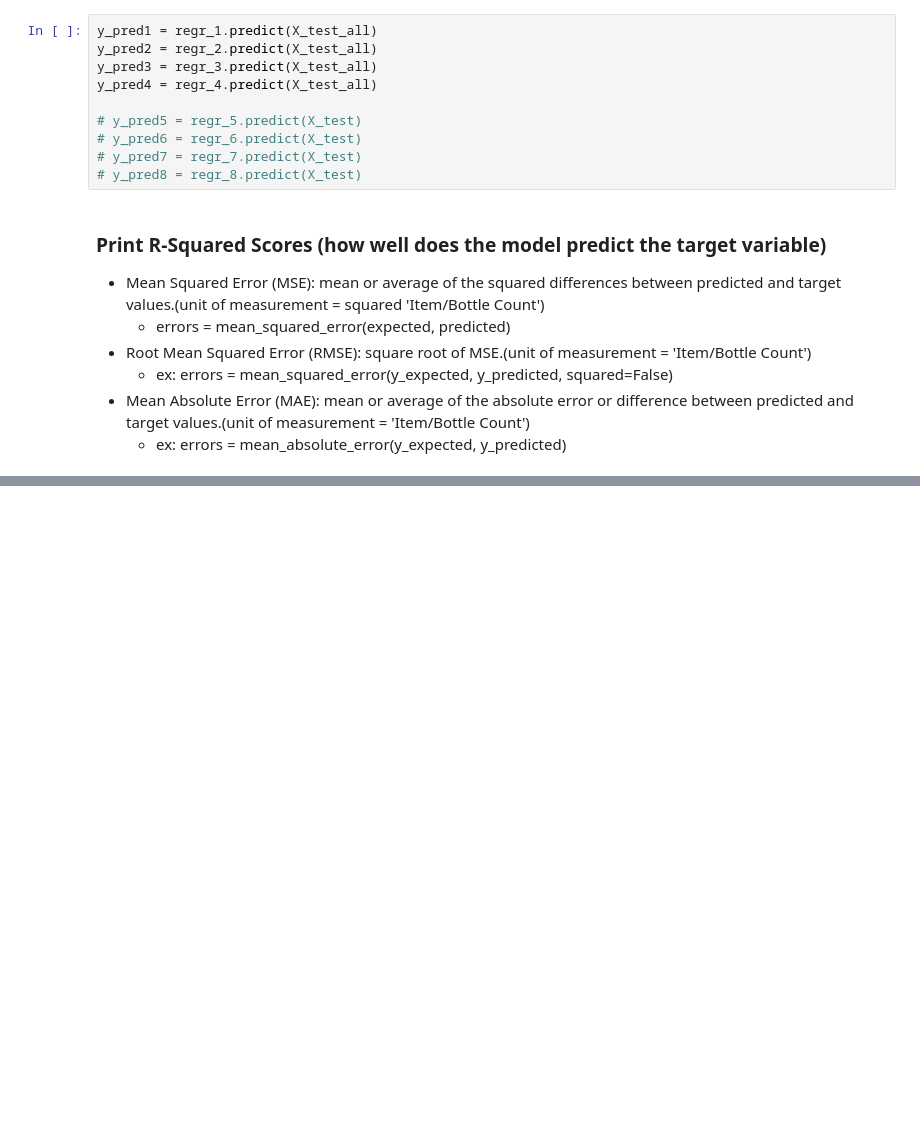
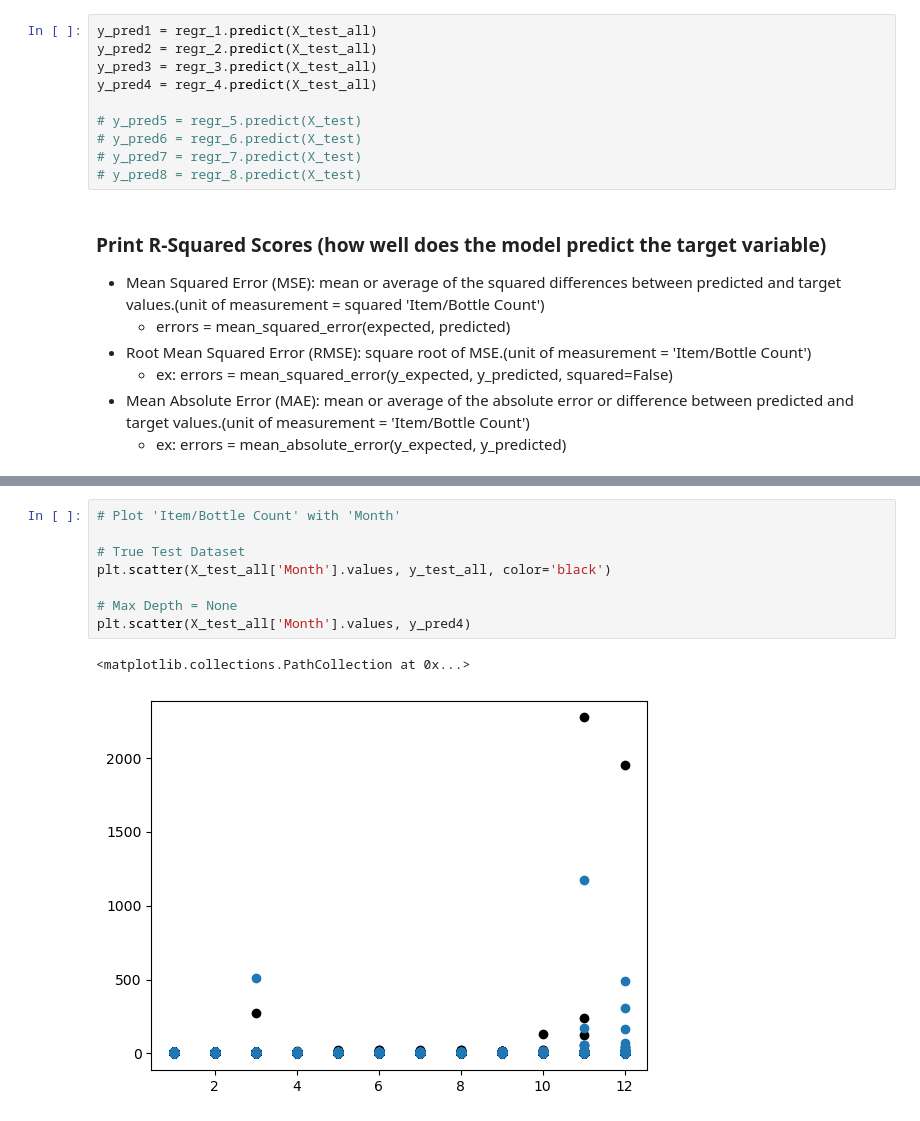
Before and after one commit to Sgant1/Winedemic, a Jupyter notebook: EW_MachineLearning_Outline/RandomForestRegressor.ipynb, the cells around one changed output, grey strips where cells are left out. Cells and saved outputs as stored; diff of their text form; blank space fills up the shorter version.

Commit message:
add visualizations to ML model

```diff
--- a/EW_MachineLearning_Outline/RandomForestRegressor.ipynb
+++ b/EW_MachineLearning_Outline/RandomForestRegressor.ipynb
@@ -299,0 +301,11 @@ MAE:  1.7111731010405724
+# %%
+# Plot 'Item/Bottle Count' with 'Month'
+
+# True Test Dataset
+plt.scatter(X_test_all['Month'].values, y_test_all, color='black')
+
+# Max Depth = None
+plt.scatter(X_test_all['Month'].values, y_pred4)
+# %% [output]
+<matplotlib.collections.PathCollection at 0x...>
+[figure, added]
```
Also changed, not shown: parts of 3 cells of this notebook.
